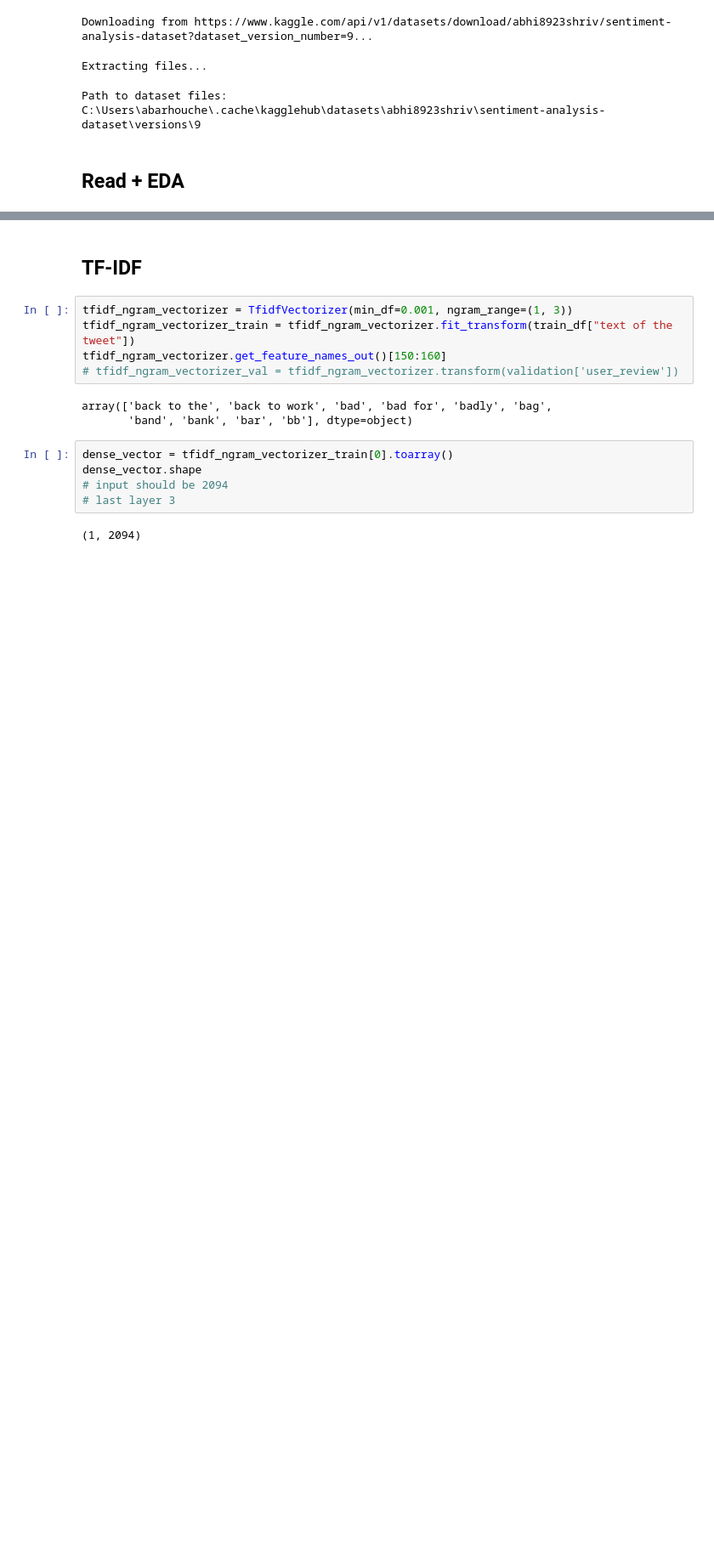
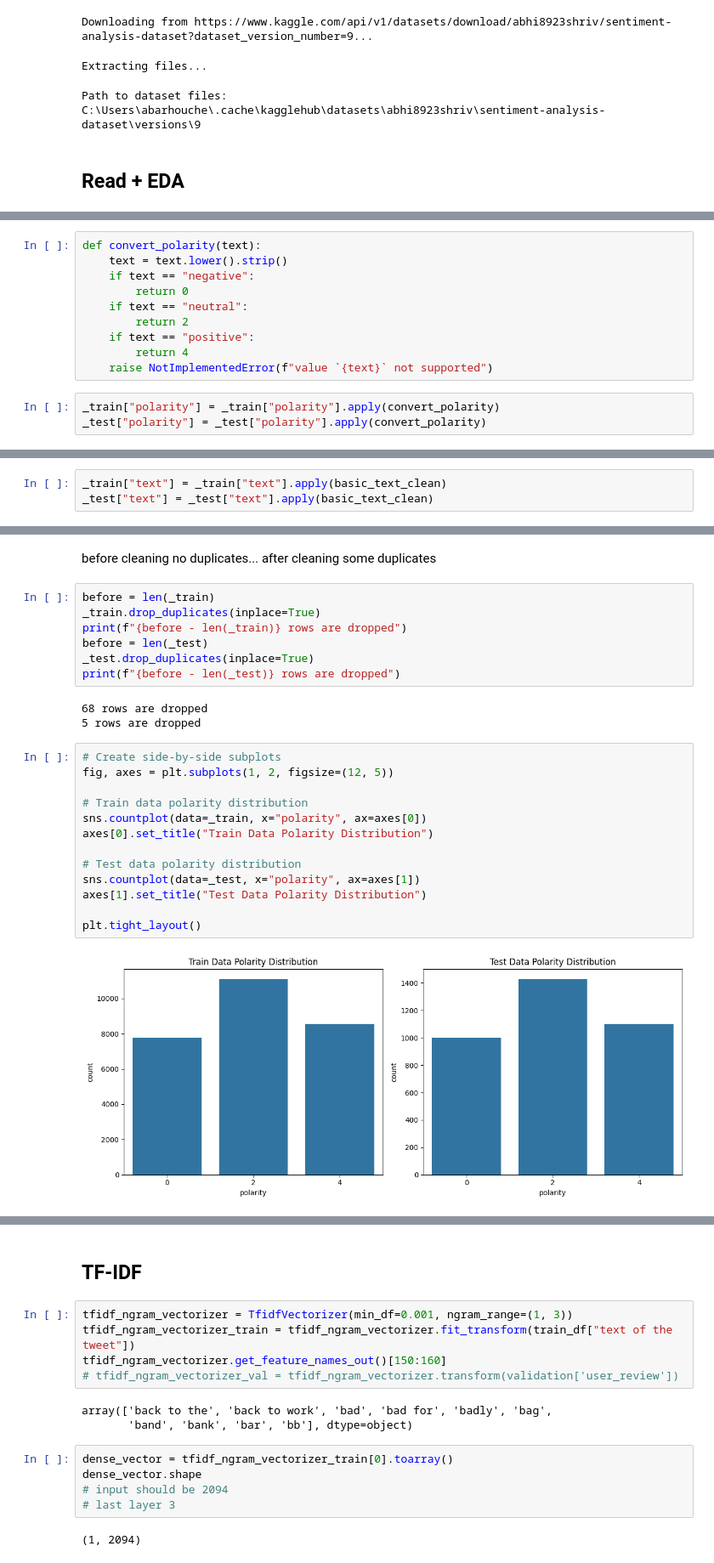
Before and after one commit to aquilina-barhouche/GenAI-Pinnacle-Program, a Jupyter notebook: 06_NLP_using_PyTorch/Assignments/Assignment 1/Notebooks/Assignment.ipynb, the cells around one changed output, grey strips where cells are left out. Shown at 85% size. Cells and saved outputs as stored; diff of their text form; blank space fills up the shorter version.

```diff
--- a/06_NLP_using_PyTorch/Assignments/Assignment 1/Notebooks/Assignment.ipynb
+++ b/06_NLP_using_PyTorch/Assignments/Assignment 1/Notebooks/Assignment.ipynb
@@ -85,0 +262,13 @@ array([4, 0, 2], dtype=int64)
+# %%
+def convert_polarity(text):
+    text = text.lower().strip()
+    if text == "negative":
+        return 0
+    if text == "neutral":
+        return 2
+    if text == "positive":
+        return 4
+    raise NotImplementedError(f"value `{text}` not supported")
+# %%
+_train["polarity"] = _train["polarity"].apply(convert_polarity)
+_test["polarity"] = _test["polarity"].apply(convert_polarity)
@@ -85,0 +277,3 @@ array([4, 0, 2], dtype=int64)
+# %%
+_train["text"] = _train["text"].apply(basic_text_clean)
+_test["text"] = _test["text"].apply(basic_text_clean)
@@ -85,0 +288,27 @@ array([4, 0, 2], dtype=int64)
+# %% [markdown]
+before cleaning no duplicates... after cleaning some duplicates
+# %%
+before = len(_train)
+_train.drop_duplicates(inplace=True)
+print(f"{before - len(_train)} rows are dropped")
+before = len(_test)
+_test.drop_duplicates(inplace=True)
+print(f"{before - len(_test)} rows are dropped")
+# %% [output]
+68 rows are dropped
+5 rows are dropped
+# %%
+# Create side-by-side subplots
+fig, axes = plt.subplots(1, 2, figsize=(12, 5))
+
+# Train data polarity distribution
+sns.countplot(data=_train, x="polarity", ax=axes[0])
+axes[0].set_title("Train Data Polarity Distribution")
+
+# Test data polarity distribution
+sns.countplot(data=_test, x="polarity", ax=axes[1])
+axes[1].set_title("Test Data Polarity Distribution")
+
+plt.tight_layout()
+# %% [output]
+[figure, added]
```
Also changed, not shown: parts of 43 cells of this notebook.
